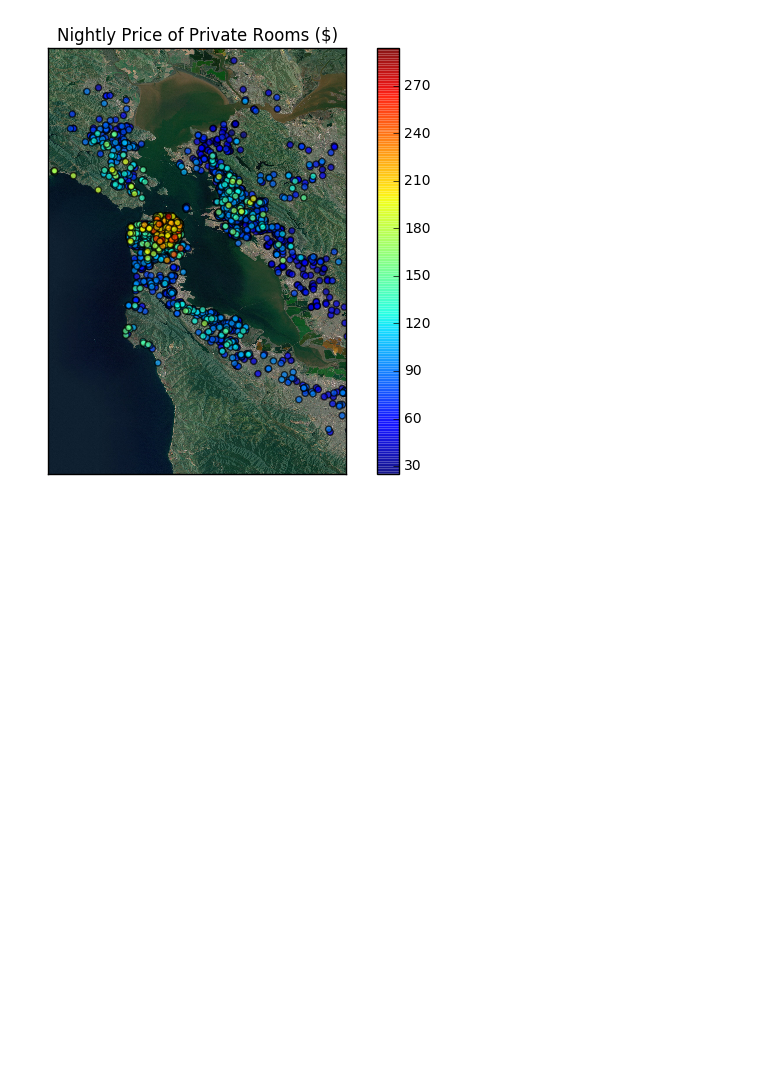
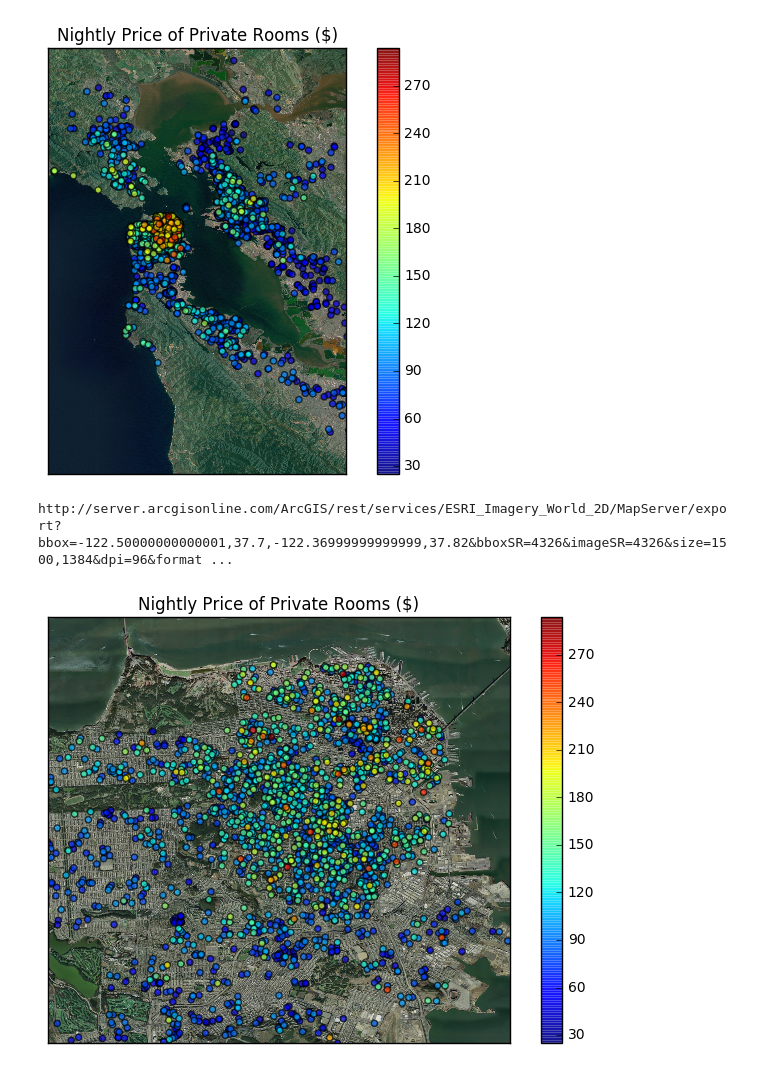
Before and after one commit to btamadio/PricePredictor, a Jupyter notebook: PricePredictor/map_plot.ipynb, the cells around one changed output. Cells and saved outputs as stored; diff of their text form; code cells hidden in the pictures; blank space fills up the shorter version.

```diff
--- a/PricePredictor/map_plot.ipynb
+++ b/PricePredictor/map_plot.ipynb
@@ -54,3 +54,14 @@ plt.show();
 # %% [output]
 http://server.arcgisonline.com/ArcGIS/rest/services/ESRI_Imagery_World_2D/MapServer/export?bbox=-122.7,37.2,-122.0,38.2&bboxSR=4326&imageSR=4326&size=1500,2142&dpi=96&format=png32&f=image
 [figure]
+# %%
+m = Basemap(llcrnrlat=37.7,urcrnrlat=37.82,llcrnrlon=-122.5,urcrnrlon=-122.37)
+m.arcgisimage(service='ESRI_Imagery_World_2D', xpixels = 1500, verbose= True)
+x1,y1=m(x,y)
+sc=m.scatter(x1,y1,c=z,marker="o",alpha=0.7)
+plt.title('Nightly Price of Private Rooms ($)')
+plt.colorbar(sc)
+plt.show();
+# %% [output]
+http://server.arcgisonline.com/ArcGIS/rest/services/ESRI_Imagery_World_2D/MapServer/export?bbox=-122.50000000000001,37.7,-122.36999999999999,37.82&bboxSR=4326&imageSR=4326&size=1500,1384&dpi=96&format ...
+[figure, added]
```
Also changed, not shown: 3 other files.
